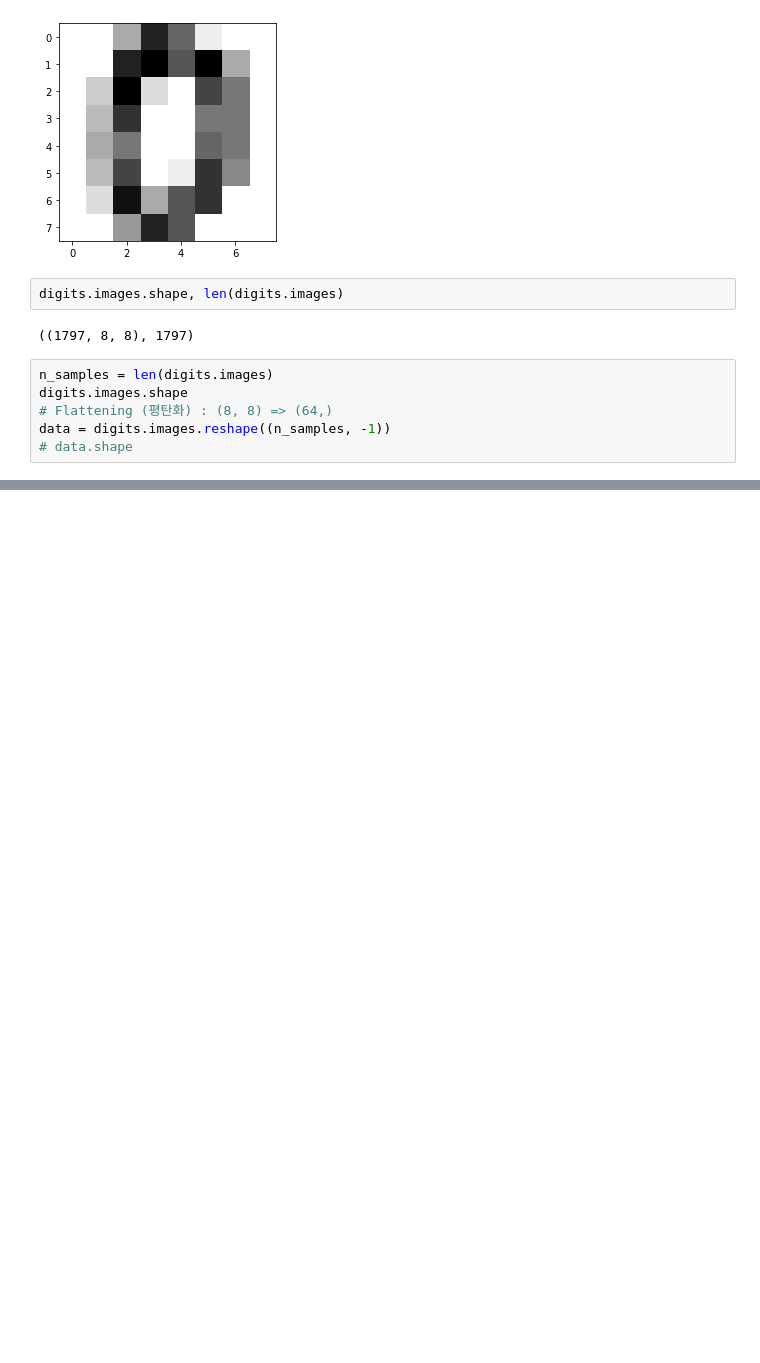
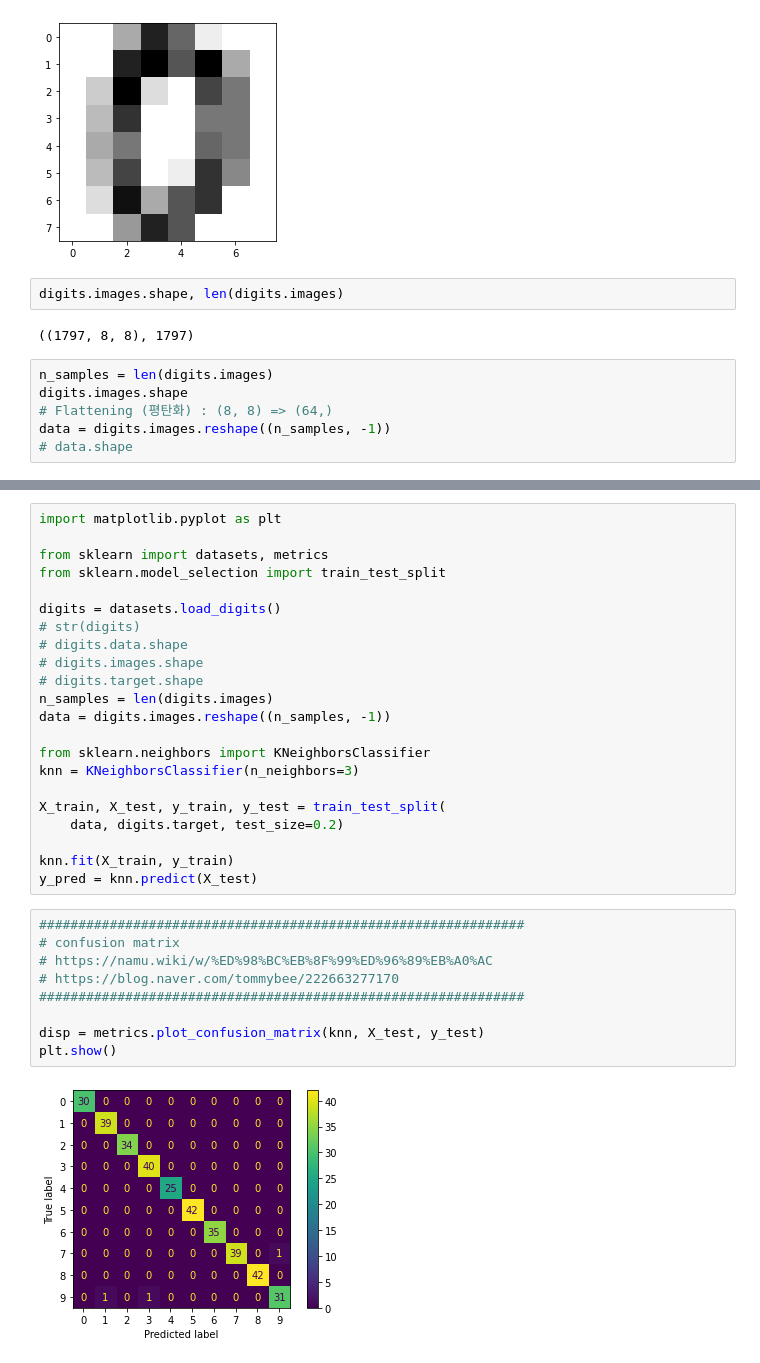
Before and after one commit to alemskdlt/dl02, a Jupyter notebook: notebook/ch03_ml_intro.ipynb, the cells around one changed output, grey strips where cells are left out. Drawn from its saved outputs; the diff is of its cells as text; blank space fills up the shorter version.

```diff
--- a/notebook/ch03_ml_intro.ipynb
+++ b/notebook/ch03_ml_intro.ipynb
@@ -269,0 +286,33 @@ plt.show()
+# %%
+import matplotlib.pyplot as plt
+
+from sklearn import datasets, metrics
+from sklearn.model_selection import train_test_split
+
+digits = datasets.load_digits()
+# str(digits)
+# digits.data.shape
+# digits.images.shape
+# digits.target.shape
+n_samples = len(digits.images)
+data = digits.images.reshape((n_samples, -1))
+
+from sklearn.neighbors import KNeighborsClassifier
+knn = KNeighborsClassifier(n_neighbors=3)
+
+X_train, X_test, y_train, y_test = train_test_split(
+    data, digits.target, test_size=0.2)
+
+knn.fit(X_train, y_train)
+y_pred = knn.predict(X_test)
+# %%
+##############################################################
+# confusion matrix
+# https://namu.wiki/w/%ED%98%BC%EB%8F%99%ED%96%89%EB%A0%AC
+# https://blog.naver.com/tommybee/222663277170
+##############################################################
+
+disp = metrics.plot_confusion_matrix(knn, X_test, y_test)
+plt.show()
+# %% [output]
+[figure, added]
```
Also changed, not shown: parts of 9 cells of this notebook.
